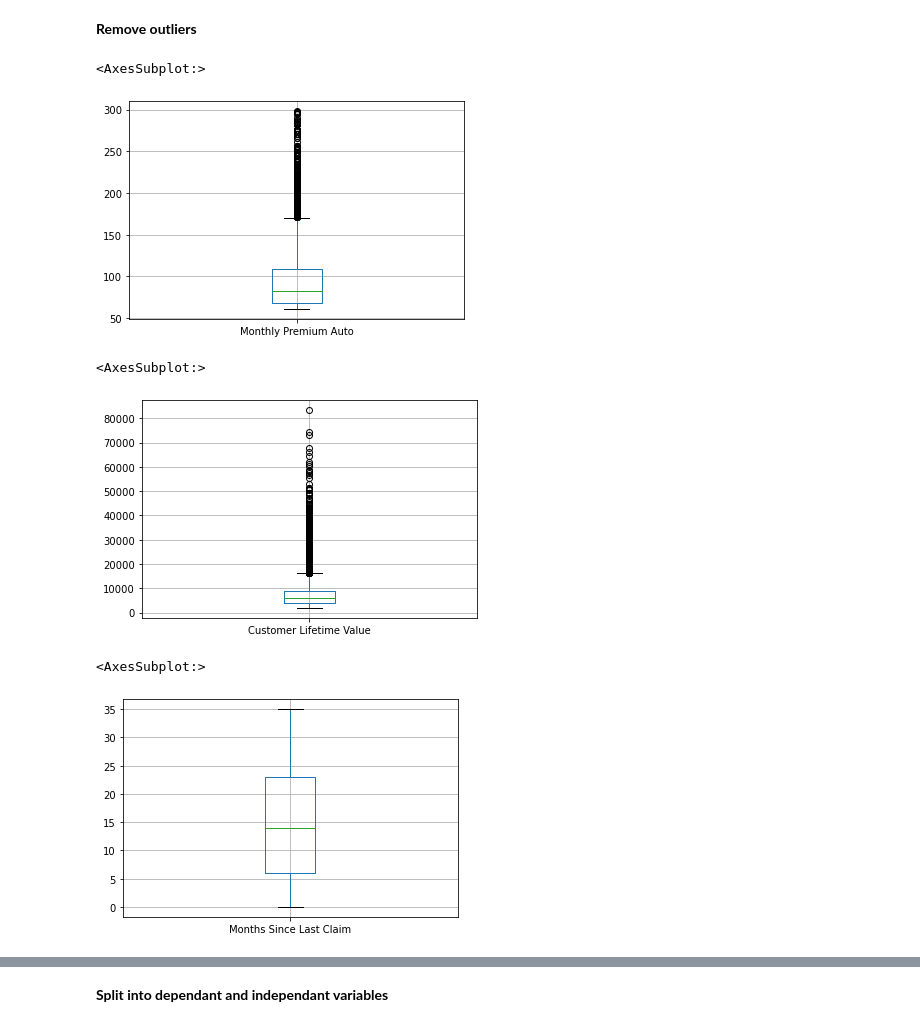
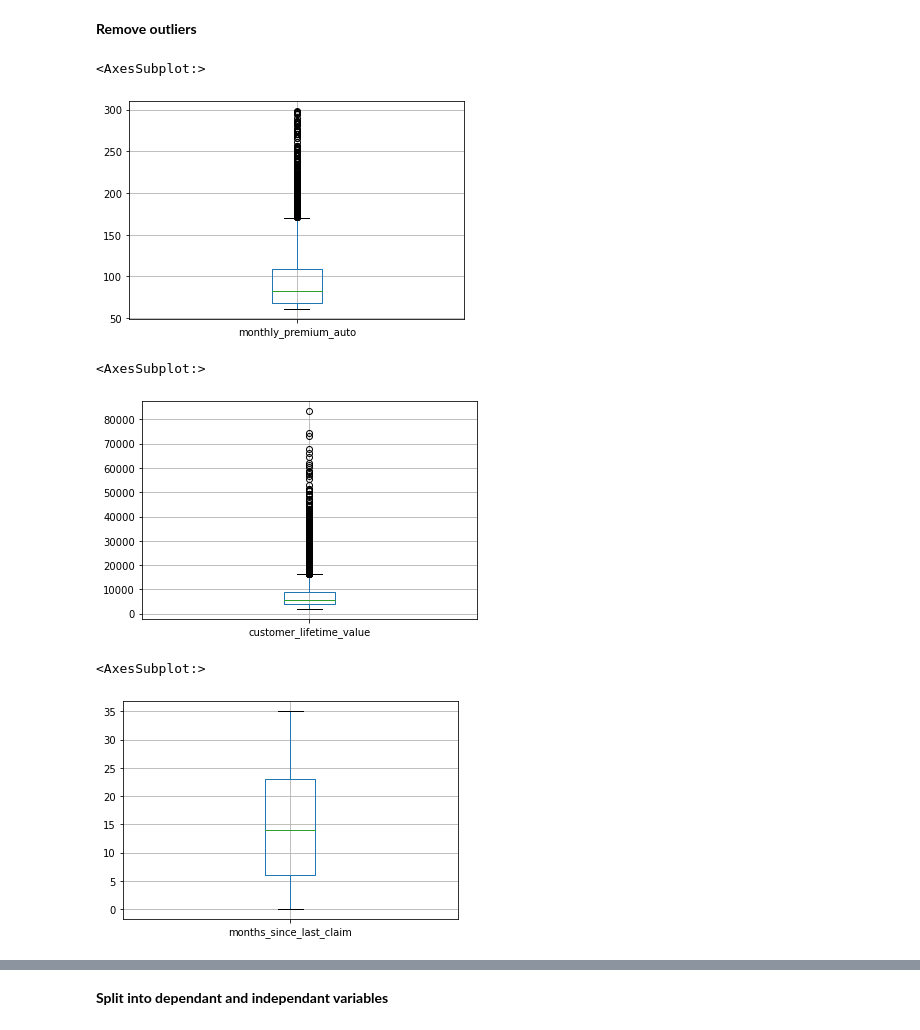
Before and after one commit to emma23579/IronhackLabs, a Jupyter notebook: Case_Study_Continued.ipynb, the cells around one changed output, grey strips where cells are left out. Drawn from its saved outputs; the diff is of its cells as text; code cells hidden in the pictures.

```diff
--- a/Case_Study_Continued.ipynb
+++ b/Case_Study_Continued.ipynb
@@ -30,4 +28,4 @@ new_df = new_df.drop("Unnamed: 0", axis=1)
 # %%
 new_df = new_df.drop(["Customer", "Vehicle Type", "Effective To Date", "Months Since Policy Inception", "Income"], axis=1)
 # %%
-new_df
+new_df.columns = new_df.columns.str.strip().str.lower().str.replace(' ', '_')
@@ -69,8 +69,8 @@ Vehicle Size                 622
 dtype: int64
 # %%
-new_df["Response"] = new_df["Response"].fillna("No")
+new_df["response"] = new_df["response"].fillna("No")
 # %%
-new_df["Number of Open Complaints"] = new_df["Number of Open Complaints"].fillna(0.0)
+new_df["number_of_open_complaints"] = new_df["number_of_open_complaints"].fillna(0.0)
 # %%
 new_df = new_df.dropna()
 # %%
@@ -112,18 +96,18 @@ Length: 8971, dtype: int64
 # %% [markdown]
 <b> Remove outliers
 # %%
-new_df.boxplot(["Monthly Premium Auto"])
+new_df.boxplot(["monthly_premium_auto"])
 # %% [output]
 <AxesSubplot:>
-[figure, old version]
+[figure, new version]
 # %%
-new_df.boxplot(["Customer Lifetime Value"])
+new_df.boxplot(["customer_lifetime_value"])
 # %% [output]
 <AxesSubplot:>
-[figure, old version]
+[figure, new version]
 # %%
-new_df.boxplot(["Months Since Last Claim"])
+new_df.boxplot(["months_since_last_claim"])
 # %% [output]
 <AxesSubplot:>
-[figure, old version]
+[figure, new version]
 # %%
```
Also changed, not shown: parts of 51 cells of this notebook.
